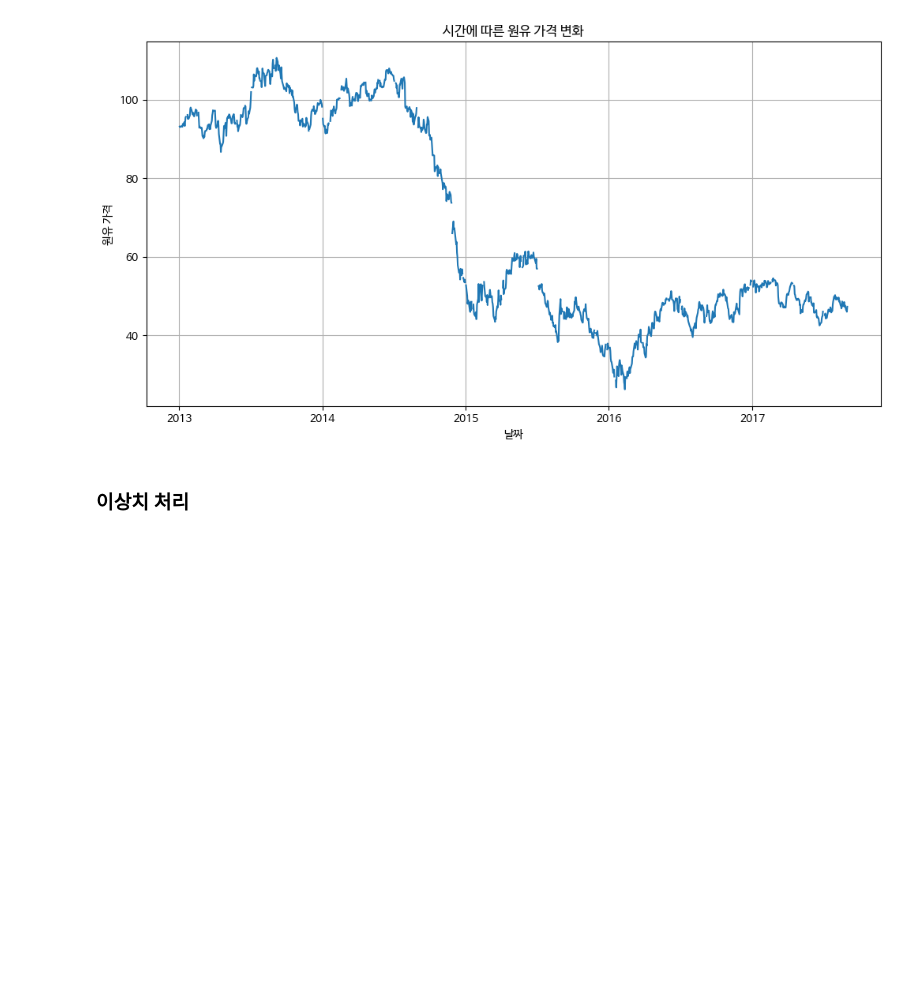
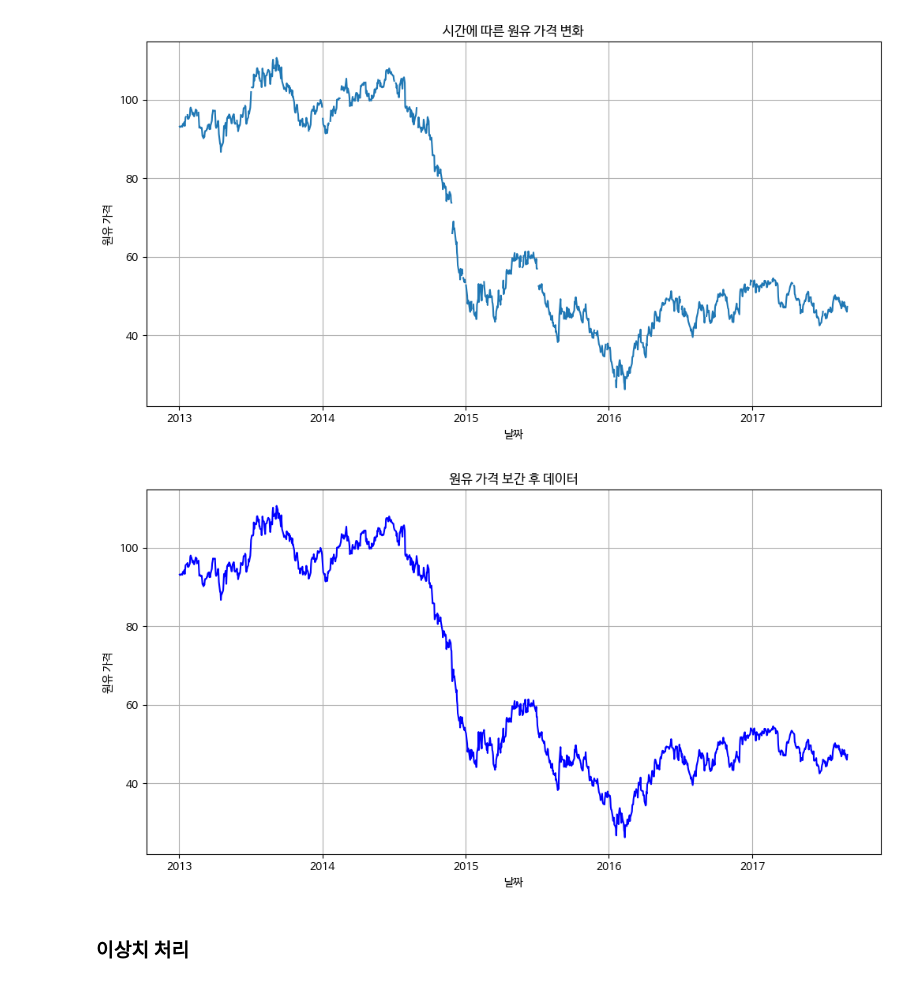
Before and after one commit to jj-it-lab/Data-Analysis-with-Open-Source, a Jupyter notebook: 오픈소스_데이터_분석_7강.ipynb, the cells around one changed output. Saved outputs shown, nothing was run; the diff lists cells and outputs as text; code cells hidden in the pictures; blank space fills up the shorter version.

```diff
--- a/오픈소스_데이터_분석_7강.ipynb
+++ b/오픈소스_데이터_분석_7강.ipynb
@@ -383,16 +383,19 @@ plt.show()
 # %%
 oil_cleaned = oil.copy()
 
 ### 선형 보간법 적용한 원유 가격 데이터
+oil_cleaned['dcoilwtico'] = oil_cleaned['dcoilwtico'].interpolate(method = 'linear')
 
 
 plt.figure(figsize=(12, 6))
 plt.plot(oil_cleaned['date'], oil_cleaned['dcoilwtico'], 'b-')
 plt.title("원유 가격 보간 후 데이터")
 plt.xlabel("날짜")
 plt.ylabel("원유 가격")
 plt.grid(True)
 plt.show()
+# %% [output]
+[figure, added]
 # %% [markdown]
 ### 이상치 처리
 # %%
```
Also changed, not shown: parts of 1 cell of this notebook.
